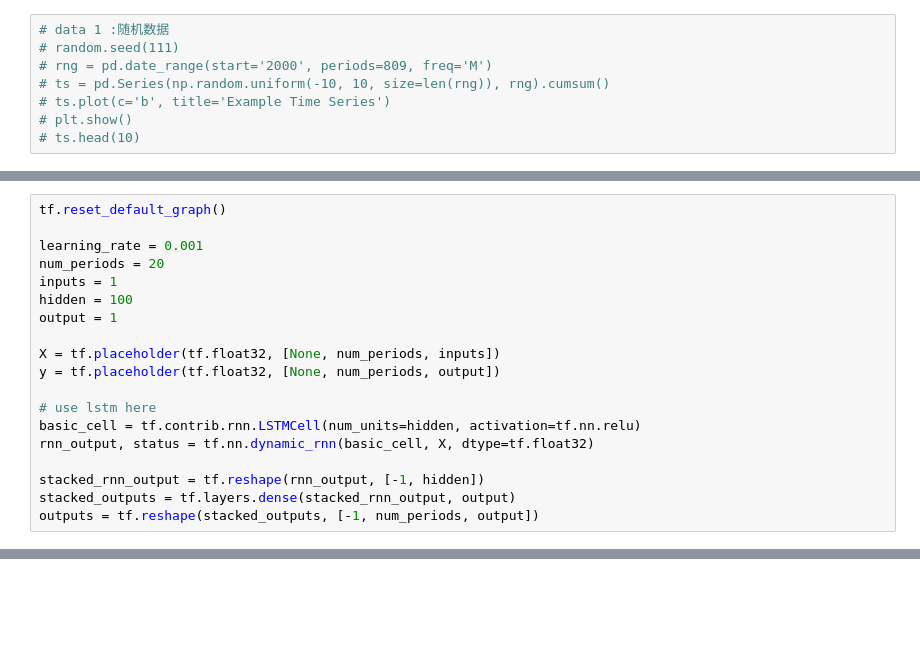
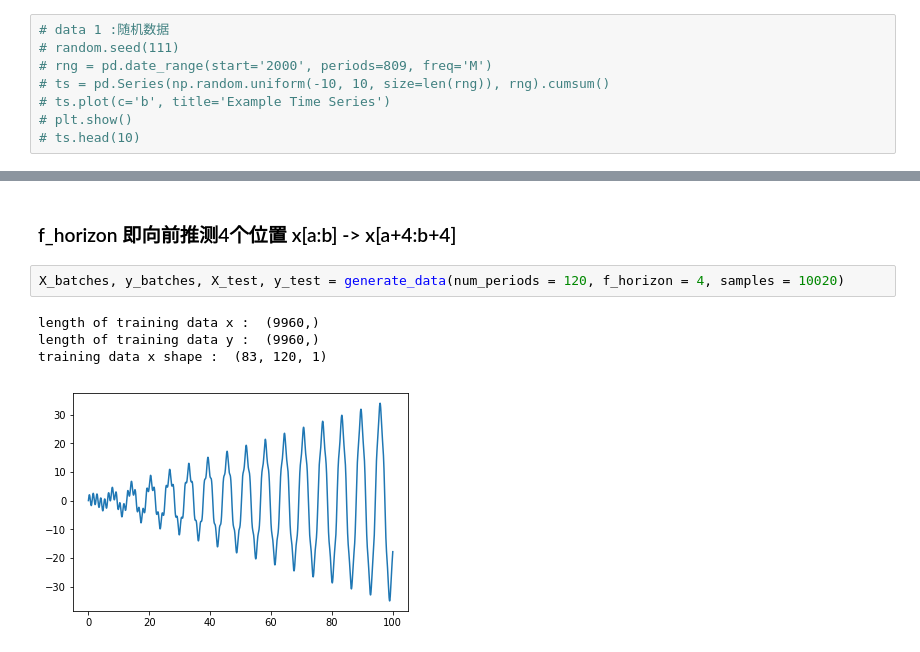
Before and after one commit to txytju/air-quality-prediction, a Jupyter notebook: lstm predict.ipynb, the cells around one changed output, grey strips where cells are left out. Cells and saved outputs as stored; diff of their text form; blank space fills up the shorter version.

```diff
--- a/lstm predict.ipynb
+++ b/lstm predict.ipynb
@@ -139,19 +23,0 @@ plt.xlabel("Time Periods")
-# %%
-tf.reset_default_graph()
-
-learning_rate = 0.001
-num_periods = 20
-inputs = 1
-hidden = 100
-output = 1
-
-X = tf.placeholder(tf.float32, [None, num_periods, inputs])
-y = tf.placeholder(tf.float32, [None, num_periods, output])
-
-# use lstm here
-basic_cell = tf.contrib.rnn.LSTMCell(num_units=hidden, activation=tf.nn.relu)
-rnn_output, status = tf.nn.dynamic_rnn(basic_cell, X, dtype=tf.float32)
-
-stacked_rnn_output = tf.reshape(rnn_output, [-1, hidden])
-stacked_outputs = tf.layers.dense(stacked_rnn_output, output)
-outputs = tf.reshape(stacked_outputs, [-1, num_periods, output])
@@ -221,0 +148,9 @@ outputs
+# %% [markdown]
+### f_horizon 即向前推测4个位置 x[a:b] -> x[a+4:b+4]
+# %%
+X_batches, y_batches, X_test, y_test = generate_data(num_periods = 120, f_horizon = 4, samples = 10020)
+# %% [output]
+length of training data x :  (9960,)
+length of training data y :  (9960,)
+training data x shape :  (83, 120, 1)
+[figure, added]
```
Also changed, not shown: parts of 38 cells of this notebook.
